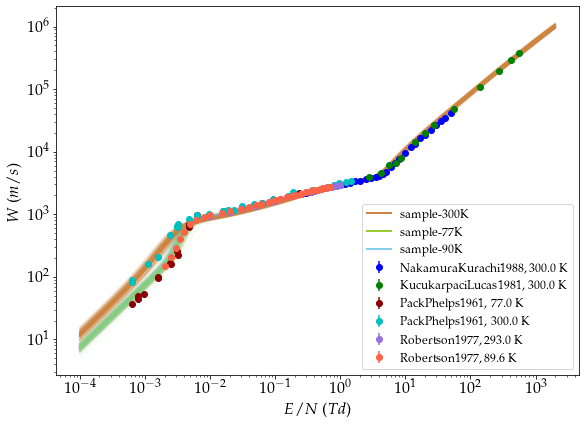
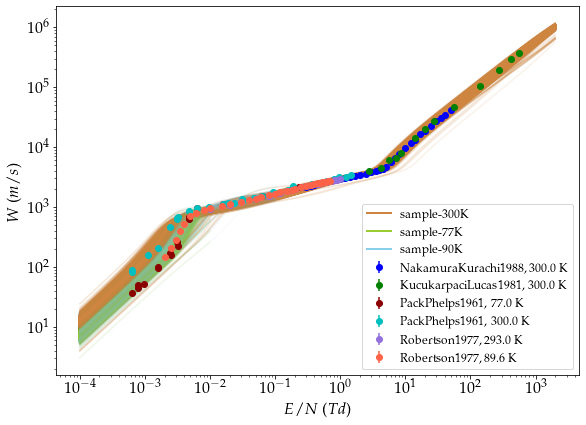
Unified diff of the notebook cell whose output changed from the first chart to the second:
--- before
+++ after
@@ -3,5 +3,5 @@
 var = 'W'
 
-Nsample = 100
+Nsample = 7200
 
 muN300 = np.fromfile('./forward-propagate/data-quartz6/transport300K.muN.dat')
@@ -77,3 +77,3 @@
 fig.set_size_inches(9, 7)
 
-fig.savefig("./W.propagated.pdf", dpi=1200)
+# fig.savefig("./W.propagated.pdf", dpi=1200)

Commit: post processing